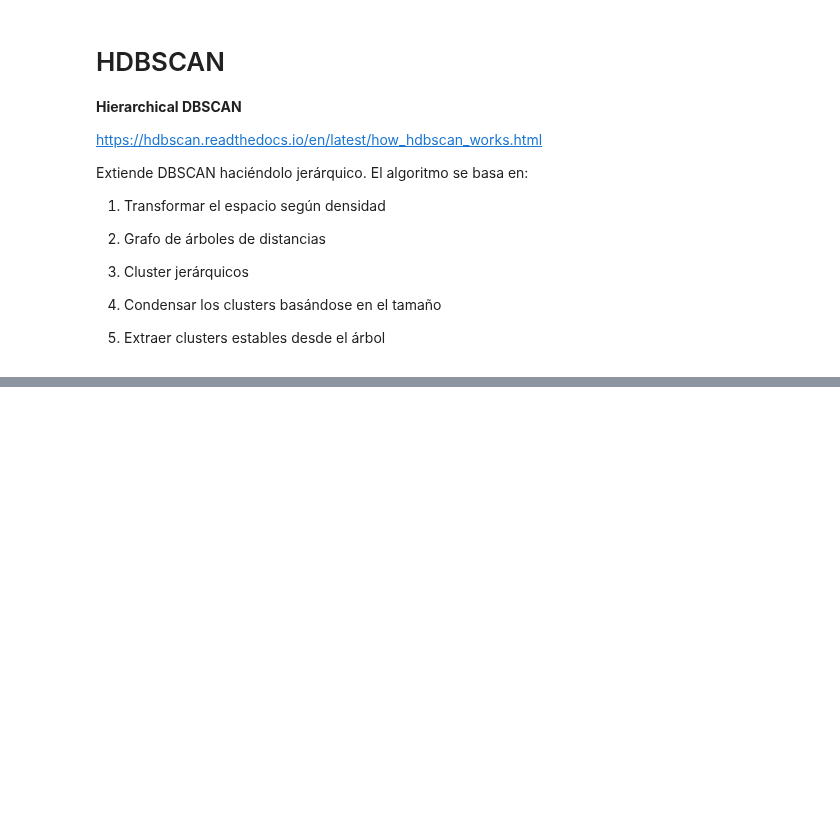
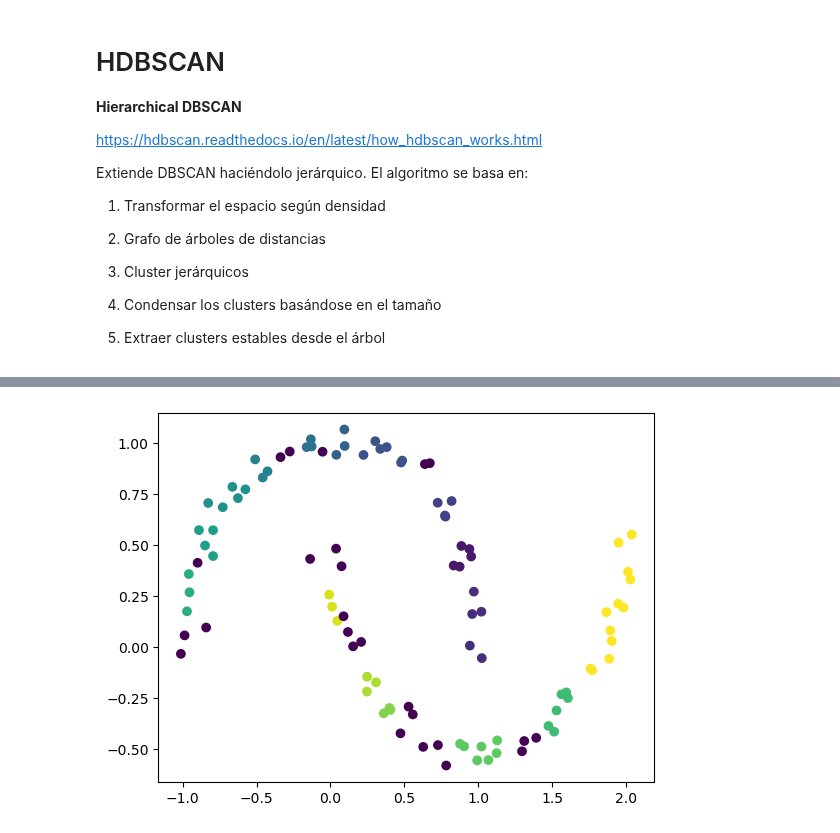
Before and after one commit to Ironhack-Data-Madrid-Julio-2023/apuntes_clase, a Jupyter notebook: semana_7/4.2 - Mas modelos USL.ipynb, the cells around one changed output, grey strips where cells are left out. Saved outputs shown, nothing was run; the diff lists cells and outputs as text; code cells hidden in the pictures; blank space fills up the shorter version.

```diff
--- a/semana_7/4.2 - Mas modelos USL.ipynb
+++ b/semana_7/4.2 - Mas modelos USL.ipynb
@@ -155,11 +214,13 @@ opt.labels_
 # %%
-opt=OPTICS(max_eps=0.35, eps=0.05, min_samples=3)
+opt=OPTICS(max_eps=0.3, eps=0.2, min_samples=3)
 
 opt.fit(moons[0])
 
 plt.scatter(moons[0][:,0],
             moons[0][:,1],
             c=opt.labels_);
+# %% [output]
+[figure, added]
 # %% [markdown]
 # GMM
 
```
Also changed, not shown: parts of 29 cells of this notebook.
